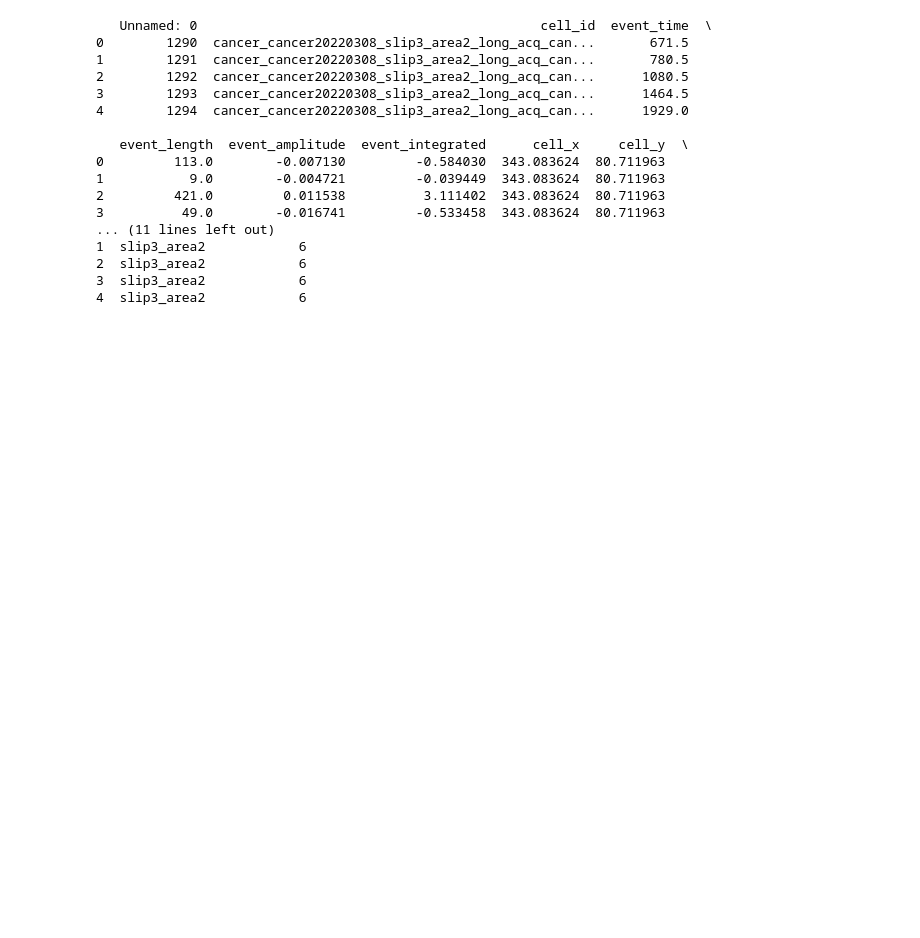
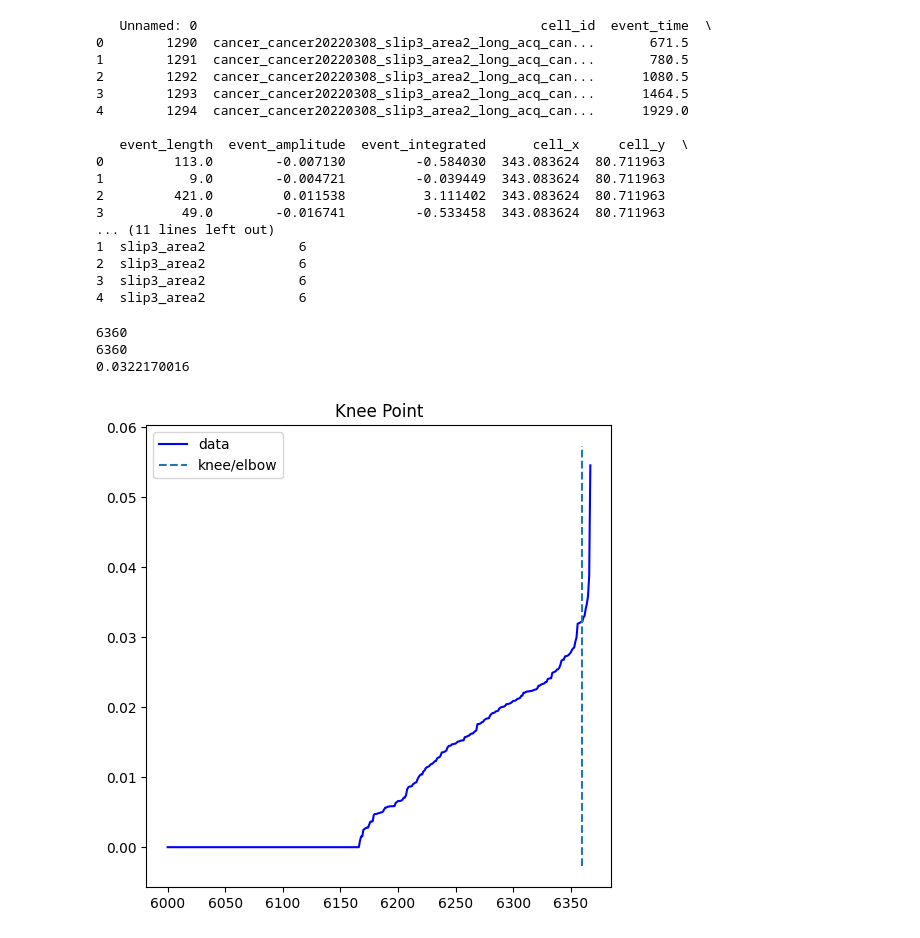
Before and after one commit to Breast-cancer-analysis/ST-DBSCAN, a Jupyter notebook: ST-DBSCAN.ipynb, the cells around one changed output. Saved outputs shown, nothing was run; the diff lists cells and outputs as text; code cells hidden in the pictures; blank space fills up the shorter version.

```diff
--- a/ST-DBSCAN.ipynb
+++ b/ST-DBSCAN.ipynb
@@ -130,0 +122,33 @@ distances, indices = neighbors_fit.kneighbors(data_468)
+# %%
+# finding optimum epsilon by k-means clustering
+# first find optimum epsilon for distance
+
+from sklearn.neighbors import NearestNeighbors
+from sklearn.cluster import DBSCAN
+from matplotlib import pyplot as plt
+from kneed import KneeLocator
+import numpy as np
+
+
+neighbors = NearestNeighbors(n_neighbors=4)
+neighbors_fit = neighbors.fit(coordinates_data_468)
+distances, indices = neighbors_fit.kneighbors(coordinates_data_468)
+distances = np.sort(distances, axis=0)
+distances = distances[:, 1]
+
+# Define the range for the x-axis
+start_index = 6000
+end_index = len(distances)
+x_axis_range = range(start_index, end_index)
+
+# Find the knee point
+kneedle = KneeLocator(x_axis_range, distances[start_index:end_index], curve='convex', direction='increasing')
+print(round(kneedle.knee, 3))
+print(round(kneedle.elbow, 3))
+print(round(kneedle.knee_y, 10))
+kneedle.plot_knee()
+# %% [output]
+6360
+6360
+0.0322170016
+[figure, added]
```
Also changed, not shown: parts of 5 cells of this notebook.
